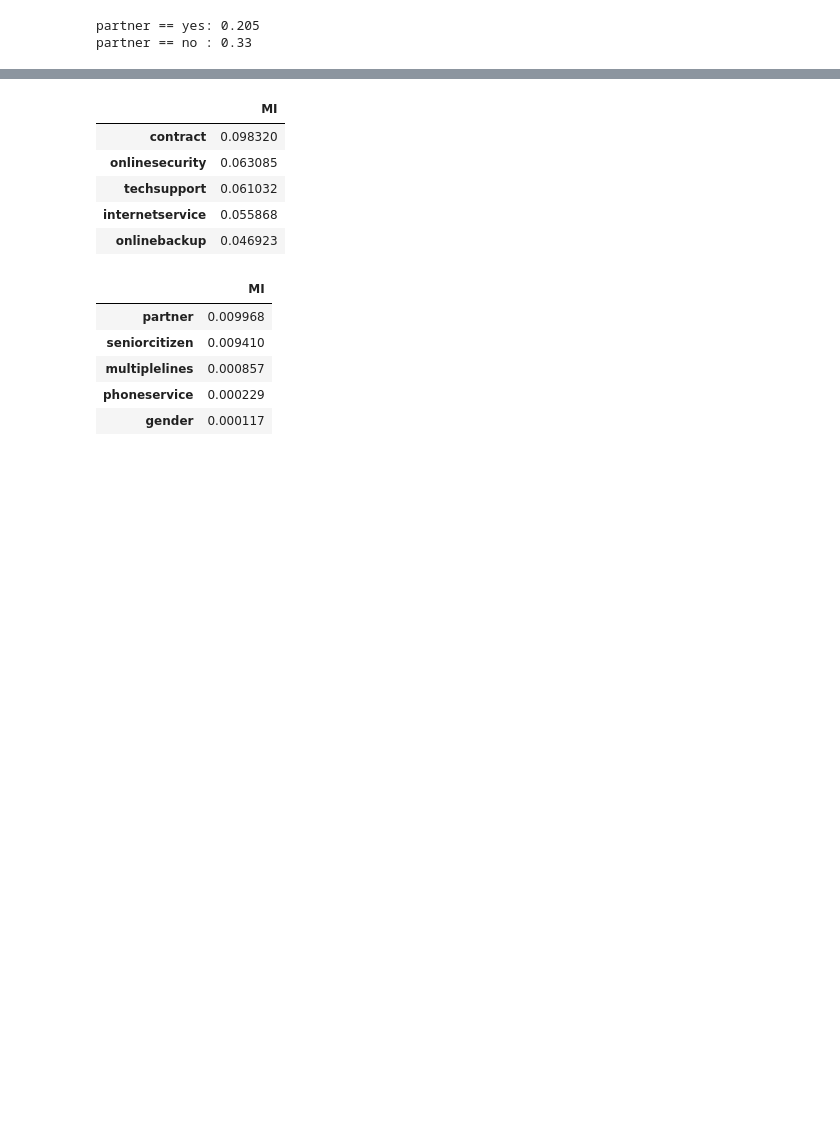
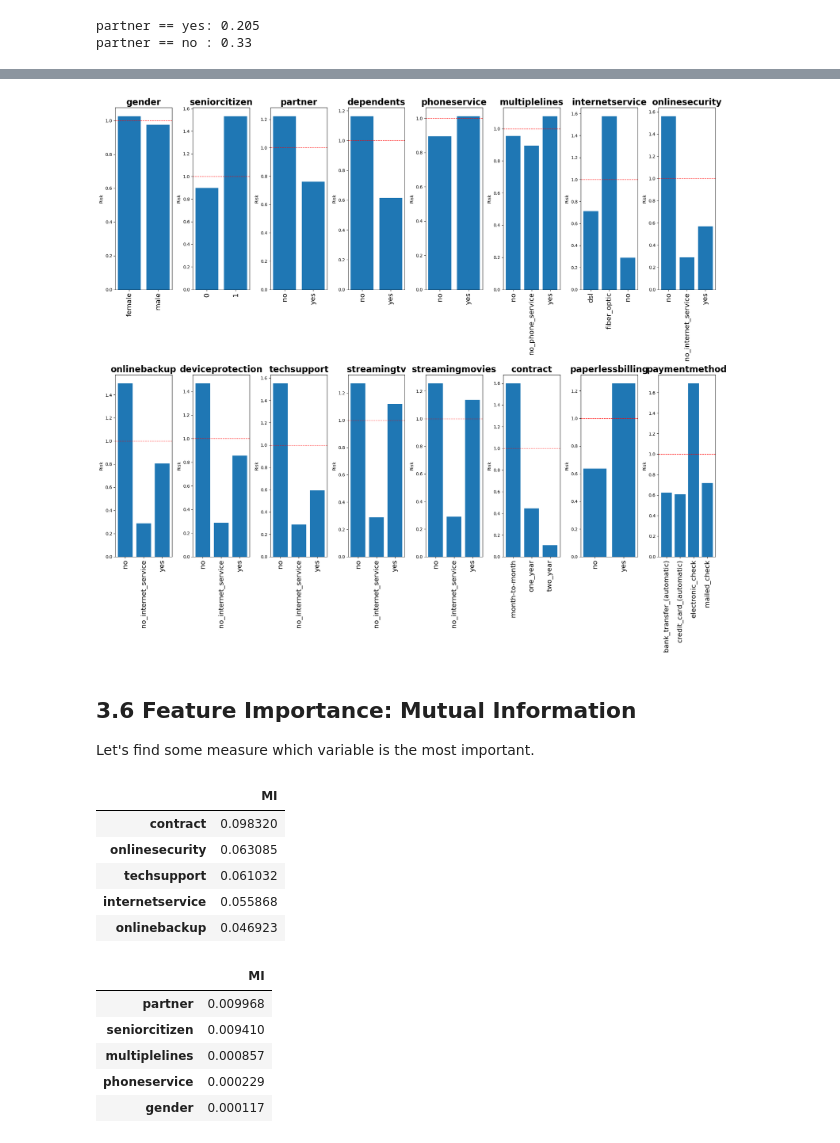
Before and after one commit to ekhlebus/ml-zoomcamp, a Jupyter notebook: 03-classification_churn_prediction/03-churn.ipynb, the cells around one changed output, grey strips where cells are left out. Drawn from its saved outputs; the diff is of its cells as text; code cells hidden in the pictures; blank space fills up the shorter version.

```diff
--- a/03-classification_churn_prediction/03-churn.ipynb
+++ b/03-classification_churn_prediction/03-churn.ipynb
@@ -428,3 +629,41 @@ for col in categorical:
+# %%
+# Let's make subplots for each feature to see the results more clearly
+# Choose grid size (change if you have more/fewer features)
+rows = 2
+cols = 8
+
+features = df_all['feature'].unique()
+num_features = len(features)
+
+fig, axes = plt.subplots(rows, cols, figsize=(20, 18))
+axes = axes.flatten()
+
+for i, feature in enumerate(features):
+    ax = axes[i]
+    sub = df_all[df_all['feature'] == feature].copy()
+    sub = sub.sort_values('category')
+
+    # bar plot
+    ax.bar(sub['category'].astype(str), sub['risk'])
+    ax.set_title(feature, fontsize=20, fontweight="bold")
+    ax.tick_params(axis='x', rotation=90, labelsize=16)
+    ax.set_ylabel("Risk")
+
+    # --- add horizontal dashed line at risk = 1 ---
+    ax.axhline(y=1, color='red', linestyle='--', linewidth=1)
+
+# Turn off unused subplots
+for j in range(i + 1, rows * cols):
+    axes[j].axis('off')
+
+plt.tight_layout()
+plt.show()
+# %% [output]
+[figure, added]
+# %% [markdown]
+## 3.6 Feature Importance: Mutual Information
+
+Let's find some measure which variable is the most important.
 # %%
 from sklearn.metrics import mutual_info_score
 # %%
```
Also changed, not shown: parts of 50 cells of this notebook, 1 other file.
